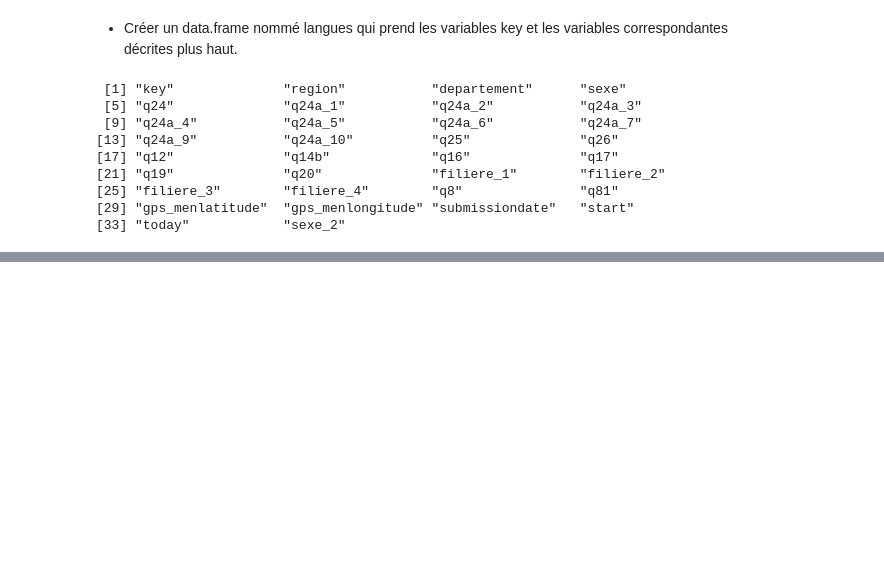
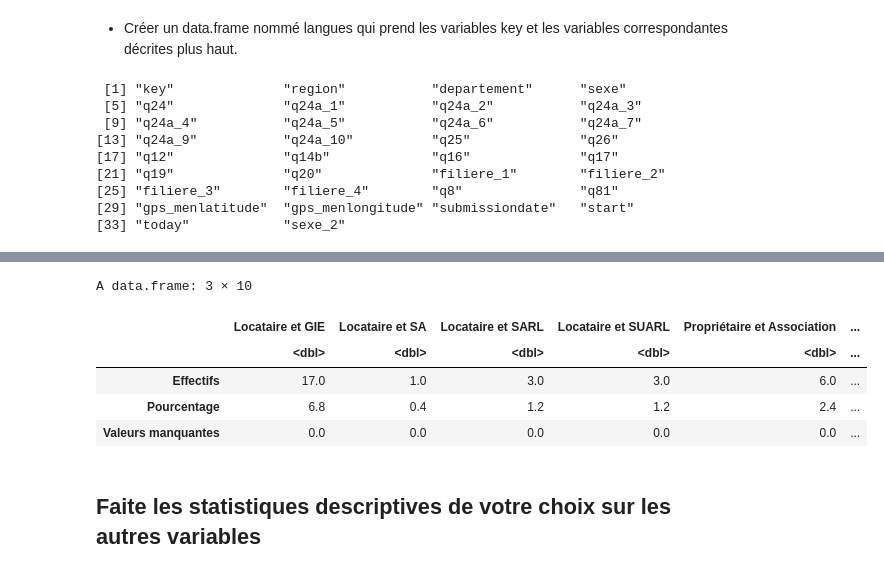
Before and after one commit to Mafieuu/ISE1_Cours-R-exploration-de-donnees, a Jupyter notebook: script/main.ipynb, the cells around one changed output, grey strips where cells are left out. Saved outputs shown, nothing was run; the diff lists cells and outputs as text; code cells hidden in the pictures; blank space fills up the shorter version.

Commit message:
premiere partie de analyse descriptive

```diff
--- a/script/main.ipynb
+++ b/script/main.ipynb
@@ -97,0 +293,14 @@ ERROR: Error in parse(text = x, srcfile = src): <text>:2:0: fin d'entrée inatte
+# %%
+projet_tmp<-projet%>%
+    mutate(var_tmp=paste(q81,q12,sep=" et "))
+# %%
+repartition("var_tmp",projet_=projet_tmp)
+# %% [output]
+A data.frame: 3 × 10
+|  | Locataire et GIE | Locataire et SA | Locataire et SARL | Locataire et SUARL | Propriétaire et Association | ... |
+|  | <dbl> | <dbl> | <dbl> | <dbl> | <dbl> | ... |
+| Effectifs | 17.0 | 1.0 | 3.0 | 3.0 | 6.0 | ... |
+| Pourcentage | 6.8 | 0.4 | 1.2 | 1.2 | 2.4 | ... |
+| Valeurs manquantes | 0.0 | 0.0 | 0.0 | 0.0 | 0.0 | ... |
+# %% [markdown]
+## Faite les statistiques descriptives de votre choix sur les autres variables
```
Also changed, not shown: parts of 35 cells of this notebook.
